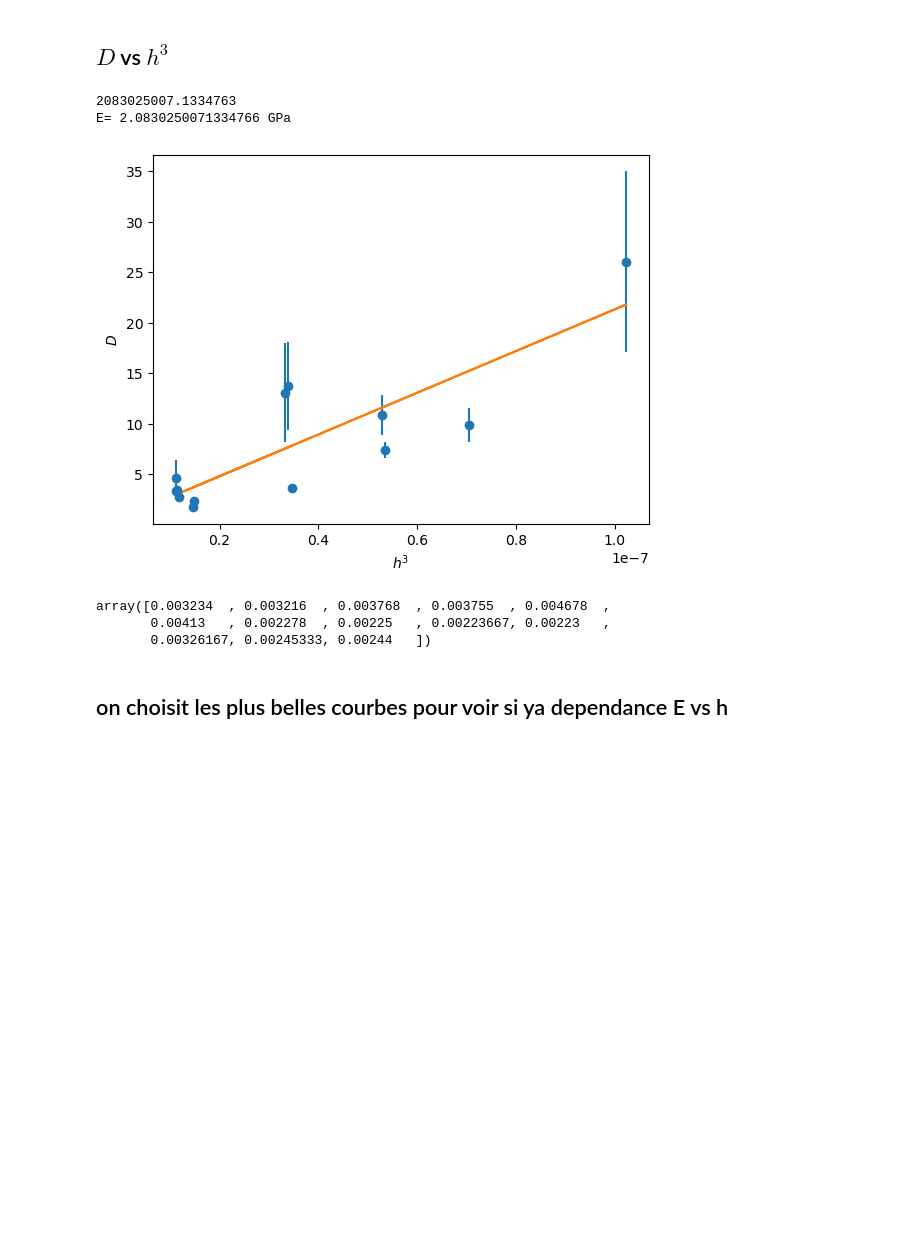
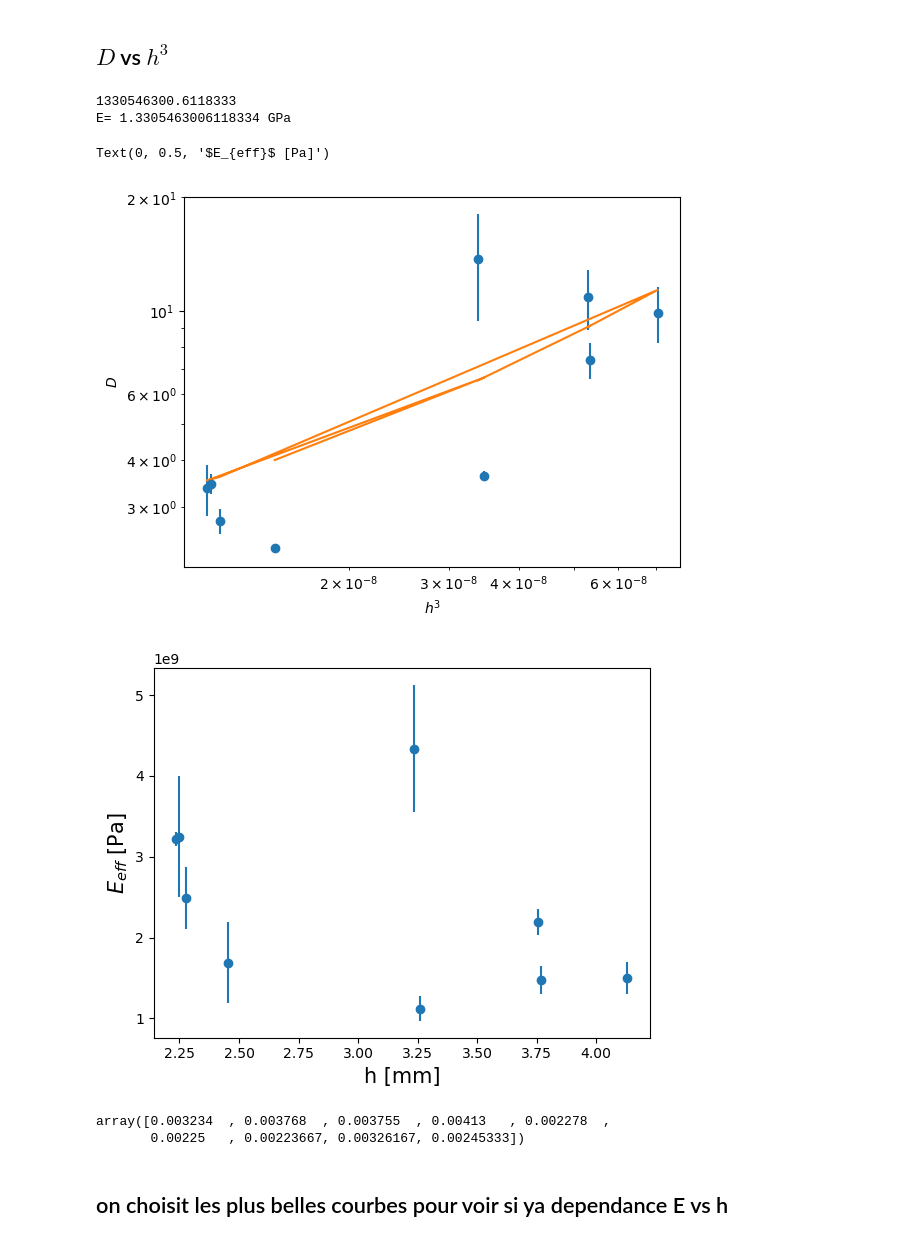
Before and after one commit to Turbotice/icewave, a Jupyter notebook: icewave/vasco/cold_room/Summary/dispersion_relations/summary_rdd.ipynb, the cells around one changed output. Drawn from its saved outputs; the diff is of its cells as text; code cells hidden in the pictures; blank space fills up the shorter version.

```diff
--- a/icewave/vasco/cold_room/Summary/dispersion_relations/summary_rdd.ipynb
+++ b/icewave/vasco/cold_room/Summary/dispersion_relations/summary_rdd.ipynb
@@ -258,7 +276,7 @@ def v_phase_flexural(f,D):
     return (D/rho)**(1/5) * omega**(3/5)
 #########################################################################
 
-def plot_fit_onedataset(date, acq, cam, bounds=(0, np.inf),errorbar_echelle=True):
+def plot_fit_onedataset(date, acq, cam, bounds=(0, np.inf),errorbar_echelle=True,save=False):
     """
     Plot dispersion data with fitted flexural wave model.
     """
@@ -324,10 +342,11 @@ def plot_fit_onedataset(date, acq, cam, bounds=(0, np.inf),errorbar_echelle=True
     plt.ylabel('$v_{\phi} (m/s)$',fontsize=15)
     plt.legend()
     #plt.tight_layout()
-    plt.savefig('resultats/figures/rdd_'+date+'_'+acq+'_'+cam+'.pdf',dpi=300)
+    if save:
+        plt.savefig('resultats/figures/rdd_'+date+'_'+acq+'_'+cam+'.pdf',dpi=300)
     plt.show()
-
-    np.savetxt('resultats/figures/datapoints_'+date+'_'+acq+'_'+cam+'.txt',data2save)
+    if save:
+        np.savetxt('resultats/figures/datapoints_'+date+'_'+acq+'_'+cam+'.txt',data2save)
 
     return ddd, popt, pcov, tab_f_exc, tab_v_phase, tab_v_phase_err
 
@@ -544,29 +582,39 @@ plt.errorbar(tab_h_avg,tab_E,tab_E_err,marker='o',linestyle='')
 # %% [markdown]
 ## $D$ vs $h^3$
 # %%
-mask = np.where(tab_D_err/tab_D < 1/2)
+mask = np.where((tab_D_err/tab_D < 1/3)&(tab_D_err/tab_D > 1/100))
 
 plt.errorbar(tab_h_avg[mask]**3,tab_D[mask],tab_D_err[mask],marker='o',linestyle='')
 #plt.ylim(0,15)
 
 pp = np.polyfit(tab_h_avg[mask]**3,tab_D[mask],1)
 a,b = pp[0],pp[1]
 plt.plot(tab_h_avg[mask]**3,(tab_h_avg[mask]**3) * a + b )
 plt.xlabel('$h^3$')
 plt.ylabel('$D$')
 
 print(a * 12*(1-0.4**2))
 print('E=',a * 12*(1-0.4**2) * 1e-9,'GPa')
+
+plt.loglog()
+
+plt.figure()
+
+plt.errorbar(tab_h_avg[mask] * 1e3,tab_E[mask],tab_E_err[mask],marker='o',linestyle='')
+plt.xlabel('h [mm]',fontsize=15)
+plt.ylabel('$E_{eff}$ [Pa]', fontsize=15)
+#plt.xlim(2e-3,3e-3)
 # %% [output]
-2083025007.1334763
-E= 2.0830250071334766 GPa
+1330546300.6118333
+E= 1.3305463006118334 GPa
+Text(0, 0.5, '$E_{eff}$ [Pa]')
-[figure, old version]
+[figure, new version]
+[figure, added]
 # %%
 tab_h_avg[mask]
 # %% [output]
-array([0.003234  , 0.003216  , 0.003768  , 0.003755  , 0.004678  ,
-       0.00413   , 0.002278  , 0.00225   , 0.00223667, 0.00223   ,
-       0.00326167, 0.00245333, 0.00244   ])
+array([0.003234  , 0.003768  , 0.003755  , 0.00413   , 0.002278  ,
+       0.00225   , 0.00223667, 0.00326167, 0.00245333])
 # %% [markdown]
 ## on choisit les plus belles courbes pour voir si ya dependance E vs h
 # %%
```
Also changed, not shown: parts of 10 cells of this notebook, 7 other files.
